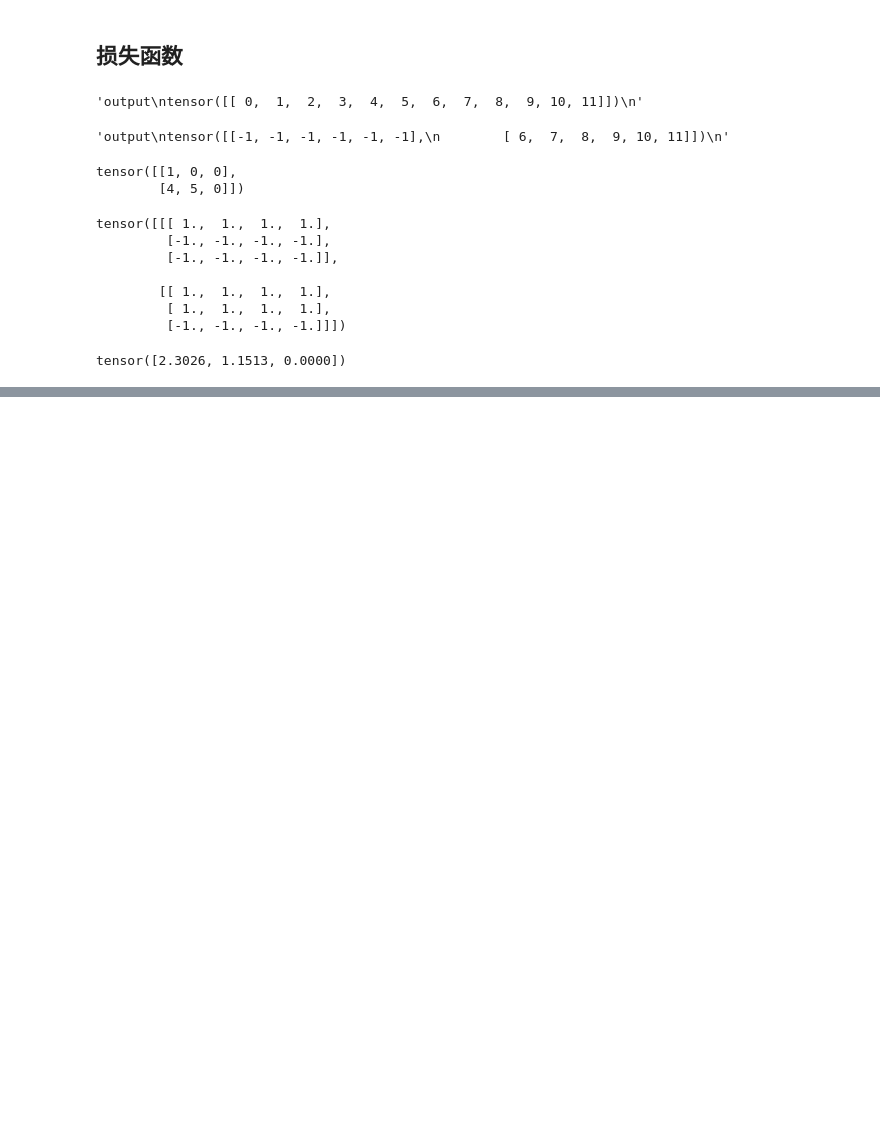
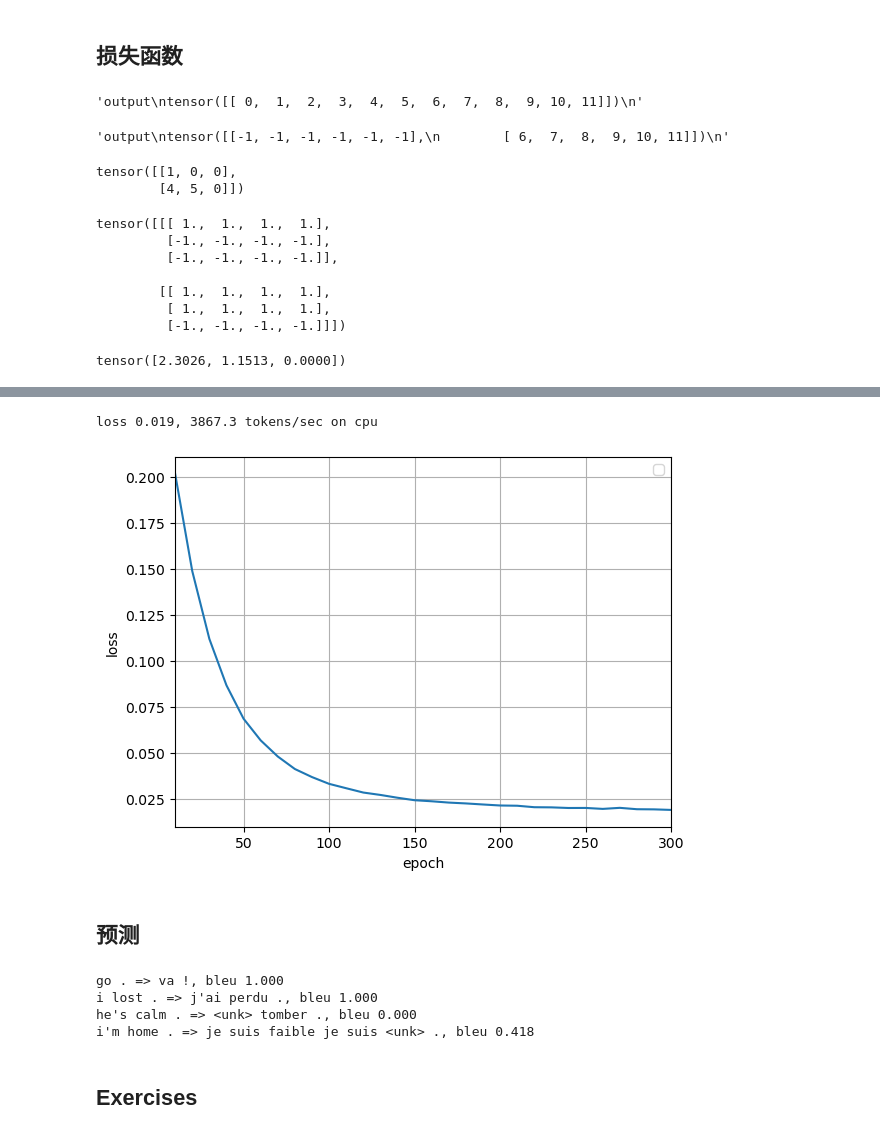
Before and after one commit to kzw3933/Codings, a Jupyter notebook: hands-on-AI/实践/9-现代循环神经网络/9.7-序列到序列学习.ipynb, the cells around one changed output, grey strips where cells are left out. Saved outputs shown, nothing was run; the diff lists cells and outputs as text; code cells hidden in the pictures; blank space fills up the shorter version.

```diff
--- a/hands-on-AI/实践/9-现代循环神经网络/9.7-序列到序列学习.ipynb
+++ b/hands-on-AI/实践/9-现代循环神经网络/9.7-序列到序列学习.ipynb
@@ -211,0 +357,5 @@ tensor([2.3026, 1.1513, 0.0000])
+# %%
+def load_array(data_arrays, batch_size, is_train=True):
+    """构造一个PyTorch数据迭代器"""
+    dataset = data.TensorDataset(*data_arrays)
+    return data.DataLoader(dataset, batch_size=batch_size, shuffle=is_train)
@@ -211,0 +396,10 @@ tensor([2.3026, 1.1513, 0.0000])
+# %%
+class Accumulator:
+    def __init__(self, n):
+        self.data = [.0] * n
+    def add(self, *args):
+        self.data = [a+float(b) for a, b in zip(self.data, args)]
+    def reset(self):
+        self.data = [.0] * len(self.data)
+    def __getitem__(self, i):
+        return self.data[i]
@@ -211,0 +444,8 @@ tensor([2.3026, 1.1513, 0.0000])
+# %%
+def grad_clipping(net, theta):
+    """裁剪梯度"""
+    params = [p for p in net.parameters() if p.requires_grad]
+    norm = torch.sqrt(sum(torch.sum(p.grad**2) for p in params))
+    if norm > theta:
+        for param in params:
+            param.grad *= theta/norm
@@ -211,0 +491,26 @@ tensor([2.3026, 1.1513, 0.0000])
+# %%
+class EncoderDecoder(nn.Module):
+    """编码器-解码器的基类"""
+    def __init__(self, encoder, decoder, **kwargs):
+        super(EncoderDecoder, self).__init__(**kwargs)
+        self.encoder = encoder
+        self.decoder = decoder
+    def forward(self, enc_X, dec_X, *args):
+        enc_outputs = self.encoder(enc_X, *args)
+        dec_state = self.decoder.init_state(enc_outputs, *args)
+        return self.decoder(dec_X, dec_state)
+# %%
+embed_size, num_hiddens, num_layers, dropout = 32, 32, 2, 0.1
+batch_size, num_steps = 64, 10
+lr, num_epochs, device = 0.005, 300, torch.device('cpu')
+
+train_iter, src_vocab, tgt_vocab = load_data_nmt(batch_size, num_steps)
+encoder = Seq2SeqEncoder(len(src_vocab), embed_size, num_hiddens, num_layers, dropout)
+decoder = Seq2SeqDecoder(len(tgt_vocab), embed_size, num_hiddens, num_layers, dropout)
+net = EncoderDecoder(encoder, decoder)
+train(net, train_iter, lr, num_epochs, tgt_vocab, device)
+# %% [output]
+loss 0.019, 3867.3 tokens/sec on cpu
+[figure, added]
+# %% [markdown]
+## 预测
@@ -211,0 +564,15 @@ tensor([2.3026, 1.1513, 0.0000])
+# %%
+engs = ['go .', "i lost .", 'he\'s calm .', 'i\'m home .']
+fras = ['va !', 'j\'ai perdu .', 'il est calme .', 'je suis chez moi .']
+for eng, fra in zip(engs, fras):
+    translation, _ = predict(
+        net, eng, src_vocab, tgt_vocab, num_steps, device
+    )
+    print(f'{eng} => {translation}, bleu {bleu(translation, fra, k=2):.3f}')
+# %% [output]
+go . => va !, bleu 1.000
+i lost . => j'ai perdu ., bleu 1.000
+he's calm . => <unk> tomber ., bleu 0.000
+i'm home . => je suis faible je suis <unk> ., bleu 0.418
+# %% [markdown]
+## Exercises
```
Also changed, not shown: parts of 25 cells of this notebook, 1 other file.
